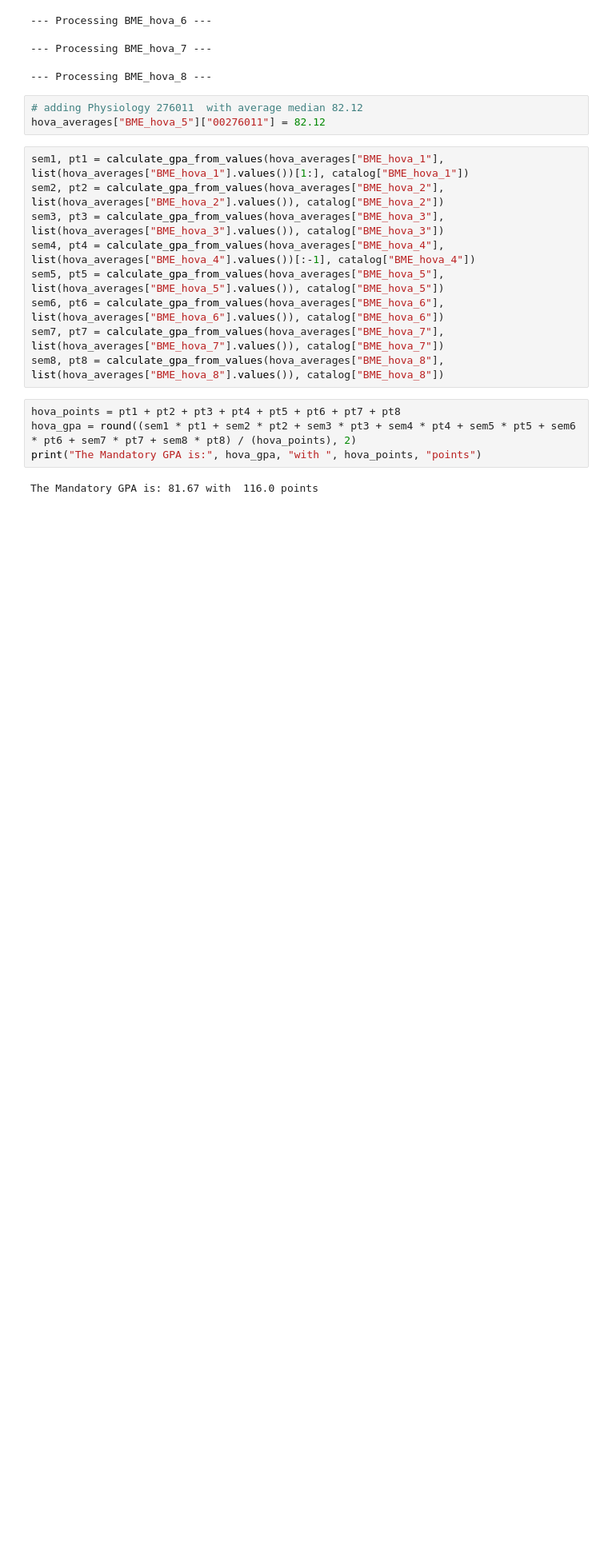
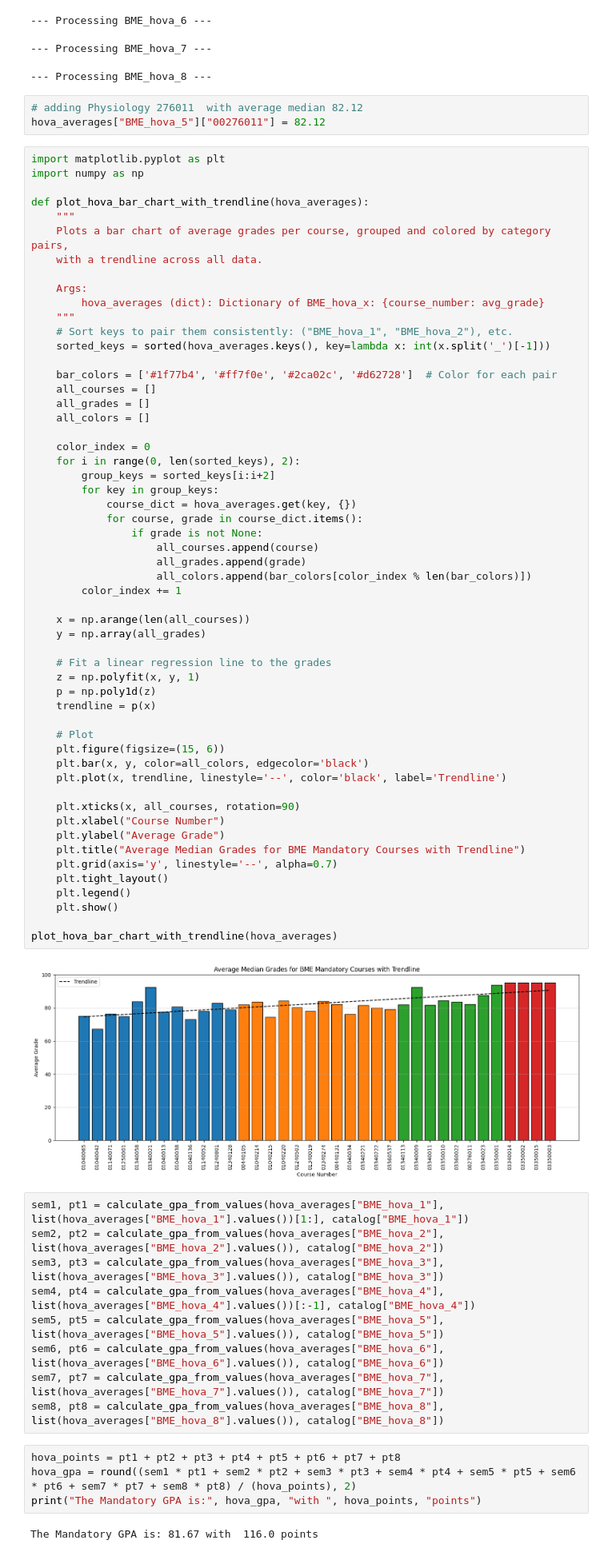
Before and after one commit to ranbenayoun/BestGrades, a Jupyter notebook: Best_grades_courses.ipynb, the cells around one changed output. Shown: that part at 80% size. Saved outputs shown, nothing was run; the diff lists cells and outputs as text; blank space fills up the shorter version.

```diff
--- a/Best_grades_courses.ipynb
+++ b/Best_grades_courses.ipynb
@@ -920,6 +925,63 @@ Error fetching data for course 03360100: 404 Client Error: Not Found for url: ht
 # %%
 # adding Physiology 276011	with average median 82.12
 hova_averages["BME_hova_5"]["00276011"] = 82.12
+# %%
+import matplotlib.pyplot as plt
+import numpy as np
+
+def plot_hova_bar_chart_with_trendline(hova_averages):
+    """
+    Plots a bar chart of average grades per course, grouped and colored by category pairs,
+    with a trendline across all data.
+
+    Args:
+        hova_averages (dict): Dictionary of BME_hova_x: {course_number: avg_grade}
+    """
+    # Sort keys to pair them consistently: ("BME_hova_1", "BME_hova_2"), etc.
+    sorted_keys = sorted(hova_averages.keys(), key=lambda x: int(x.split('_')[-1]))
+
+    bar_colors = ['#1f77b4', '#ff7f0e', '#2ca02c', '#d62728']  # Color for each pair
+    all_courses = []
+    all_grades = []
+    all_colors = []
+
+    color_index = 0
+    for i in range(0, len(sorted_keys), 2):
+        group_keys = sorted_keys[i:i+2]
+        for key in group_keys:
+            course_dict = hova_averages.get(key, {})
+            for course, grade in course_dict.items():
+                if grade is not None:
+                    all_courses.append(course)
+                    all_grades.append(grade)
+                    all_colors.append(bar_colors[color_index % len(bar_colors)])
+        color_index += 1
+
+    x = np.arange(len(all_courses))
+    y = np.array(all_grades)
+
+    # Fit a linear regression line to the grades
+    z = np.polyfit(x, y, 1)
+    p = np.poly1d(z)
+    trendline = p(x)
+
+    # Plot
+    plt.figure(figsize=(15, 6))
+    plt.bar(x, y, color=all_colors, edgecolor='black')
+    plt.plot(x, trendline, linestyle='--', color='black', label='Trendline')
+
+    plt.xticks(x, all_courses, rotation=90)
+    plt.xlabel("Course Number")
+    plt.ylabel("Average Grade")
+    plt.title("Average Median Grades for BME Mandatory Courses with Trendline")
+    plt.grid(axis='y', linestyle='--', alpha=0.7)
+    plt.tight_layout()
+    plt.legend()
+    plt.show()
+
+plot_hova_bar_chart_with_trendline(hova_averages)
+# %% [output]
+[figure, added]
 # %%
 sem1, pt1 = calculate_gpa_from_values(hova_averages["BME_hova_1"], list(hova_averages["BME_hova_1"].values())[1:], catalog["BME_hova_1"])
 sem2, pt2 = calculate_gpa_from_values(hova_averages["BME_hova_2"], list(hova_averages["BME_hova_2"].values()), catalog["BME_hova_2"])
```
Also changed, not shown: parts of 5 cells of this notebook.
